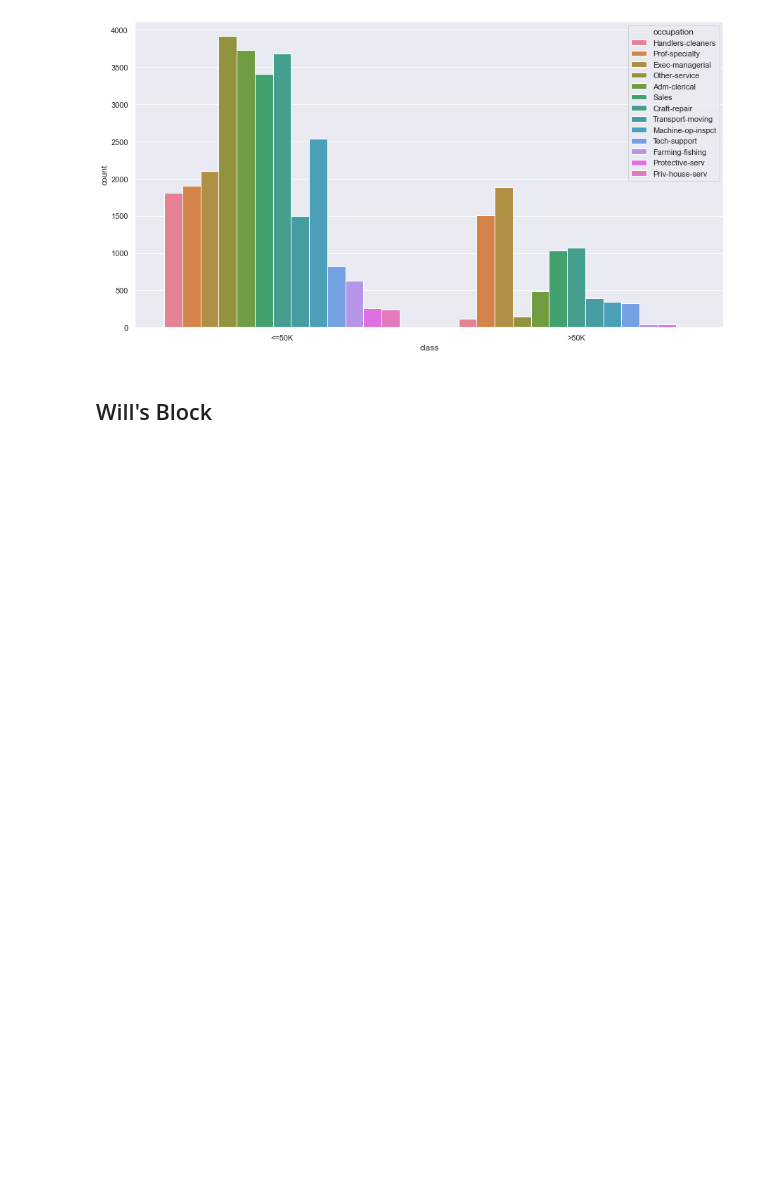
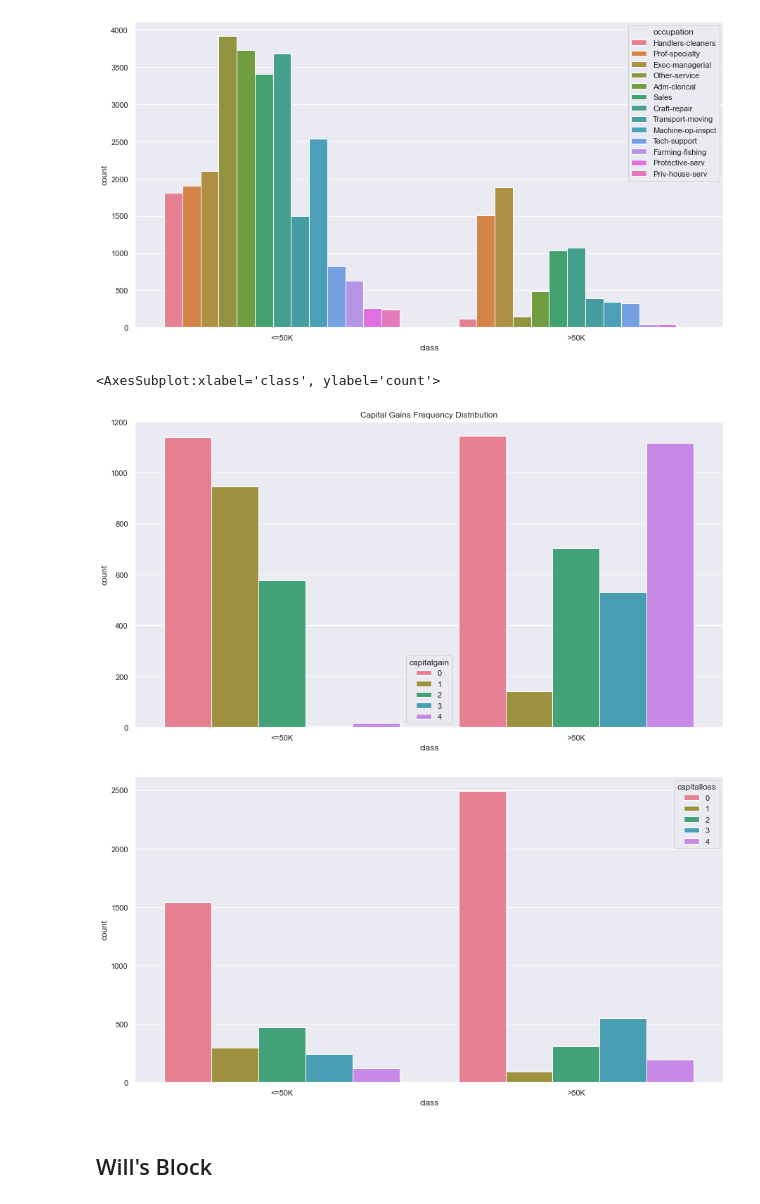
Before and after one commit to plasticfruittree/SciComp_Project, a Jupyter notebook: Main.ipynb, the cells around one changed output. Saved outputs shown, nothing was run; the diff lists cells and outputs as text; code cells hidden in the pictures; blank space fills up the shorter version.

Commit message:
Data Cleaning and Preparation Phase

```diff
--- a/Main.ipynb
+++ b/Main.ipynb
@@ -143,6 +143,20 @@ sns.countplot(x="class", data = private_workclass, hue = "occupation", palette=
 # %% [output]
 <AxesSubplot:xlabel='class', ylabel='count'>
 [figure]
+# %%
+df3 = df # start with raw df
+
+afford_captial = df3[(df3['capitalgain'] != 0) | (df3['capitalloss'] != 0) ] #captialgain
+
+plt.figure(1)
+sns.countplot(x = "class", data = afford_captial, hue = 'capitalgain', palette = 'husl')
+plt.title("Capital Gains Frequency Distribution")
+plt.figure(2)
+sns.countplot(x = "class", data = afford_captial, hue = 'capitalloss', palette = 'husl')#plotting capital gains and loss
+# %% [output]
+<AxesSubplot:xlabel='class', ylabel='count'>
+[figure, added]
+[figure, added]
 # %% [markdown]
 ## Will's Block
 # %%
```
Also changed, not shown: parts of 1 cell of this notebook.
